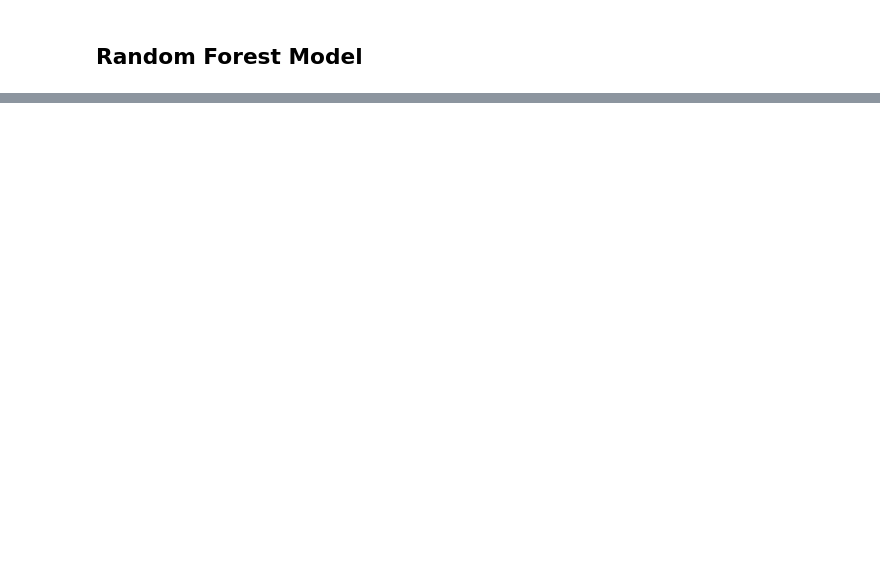
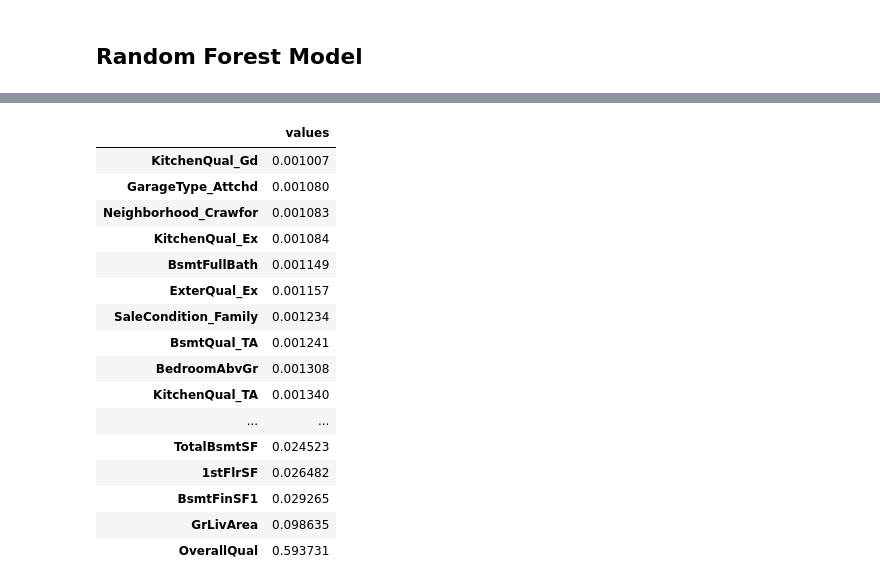
Before and after one commit to UCB-stat-159-s22/hw07-group27, a Jupyter notebook: main.ipynb, the cells around one changed output, grey strips where cells are left out. Drawn from its saved outputs; the diff is of its cells as text; code cells hidden in the pictures; blank space fills up the shorter version.

```diff
--- a/main.ipynb
+++ b/main.ipynb
@@ -160,2 +194,26 @@ array(['MSSubClass', 'MSZoning', 'LotFrontage', 'LotArea', 'Street',
+# %%
+dataframe = pd.DataFrame(rf.feature_importances_, rf.feature_names_in_)
+a = dataframe[dataframe[0] > .001]
+a = a.rename(columns = {0: 'values'})
+b = a.sort_values('values', ascending = True)
+b
+# %% [output]
+|  | values |
+| KitchenQual_Gd | 0.001007 |
+| GarageType_Attchd | 0.001080 |
+| Neighborhood_Crawfor | 0.001083 |
+| KitchenQual_Ex | 0.001084 |
+| BsmtFullBath | 0.001149 |
+| ExterQual_Ex | 0.001157 |
+| SaleCondition_Family | 0.001234 |
+| BsmtQual_TA | 0.001241 |
+| BedroomAbvGr | 0.001308 |
+| KitchenQual_TA | 0.001340 |
+| ... | ... |
+| TotalBsmtSF | 0.024523 |
+| 1stFlrSF | 0.026482 |
+| BsmtFinSF1 | 0.029265 |
+| GrLivArea | 0.098635 |
+| OverallQual | 0.593731 |
 # %%
 plt.figure(figsize=(7, 20))
```
Also changed, not shown: parts of 15 cells of this notebook.
